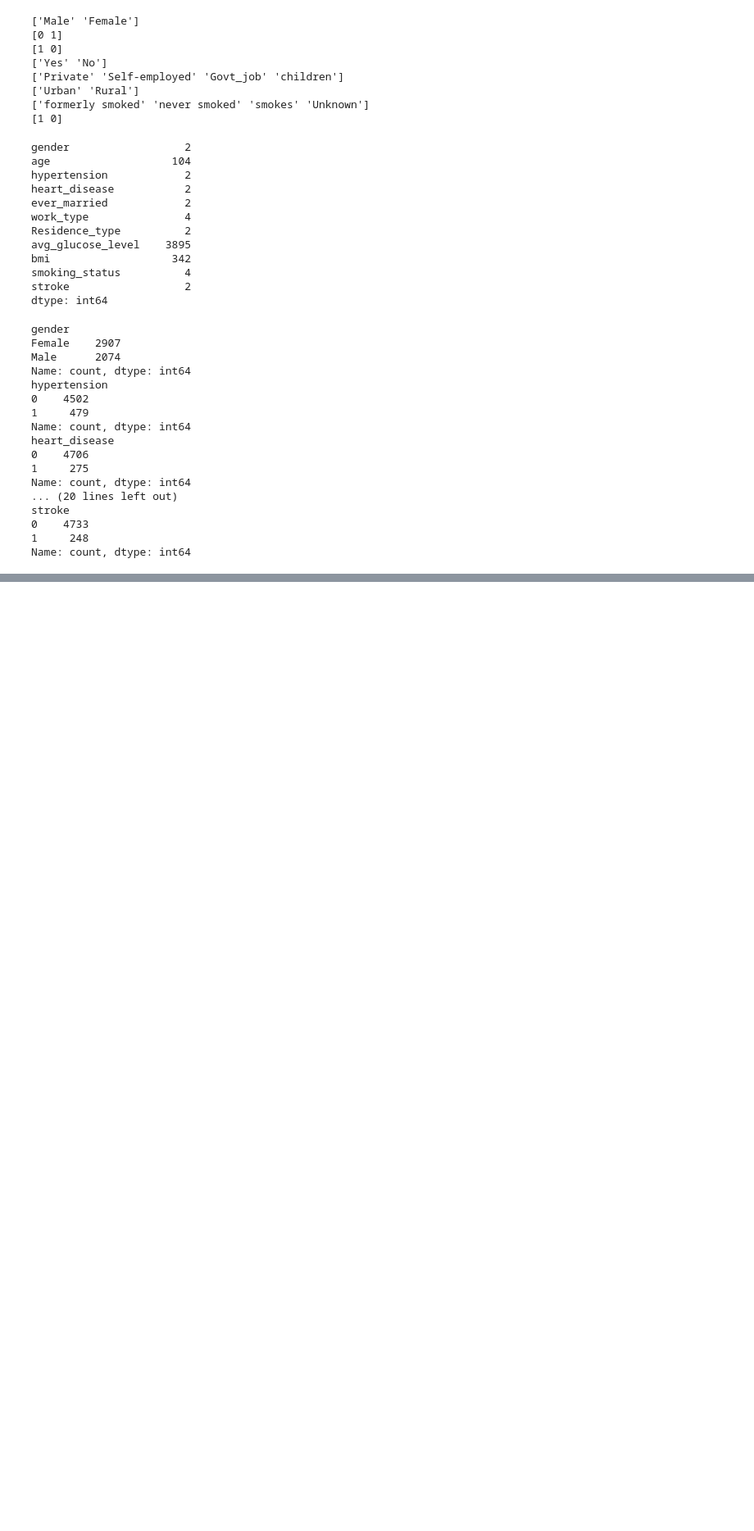
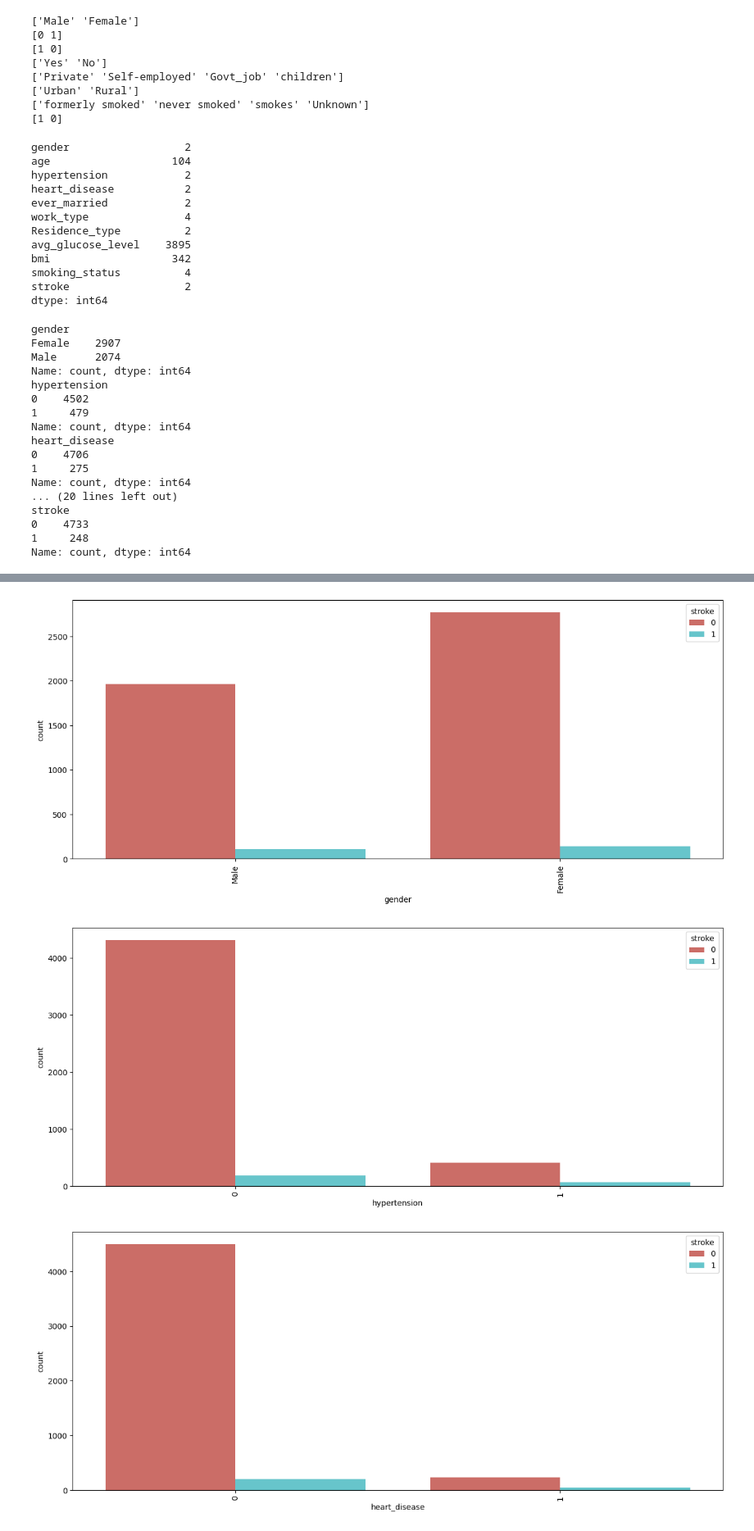
Before and after one commit to debjit11/Brain-Stroke-Prediction, a Jupyter notebook: main.ipynb, the cells around one changed output, grey strips where cells are left out. Shown at 82% size. Cells and saved outputs as stored; diff of their text form; code cells hidden in the pictures; blank space fills up the shorter version.

```diff
--- a/main.ipynb
+++ b/main.ipynb
@@ -160,0 +164,10 @@ Passing `palette` without assigning `hue` is deprecated and will be removed in v
+# %%
+for i in df_col.columns:
+    plt.figure(figsize=(15,6))
+    sns.countplot(x = i, data = df_col, hue= 'stroke' ,palette="hls")
+    plt.xticks(rotation = 90)
+    plt.show()
+# %% [output]
+[figure, added]
+[figure, added]
+[figure, added]
```
Also changed, not shown: parts of 9 cells of this notebook, 1 other file.
